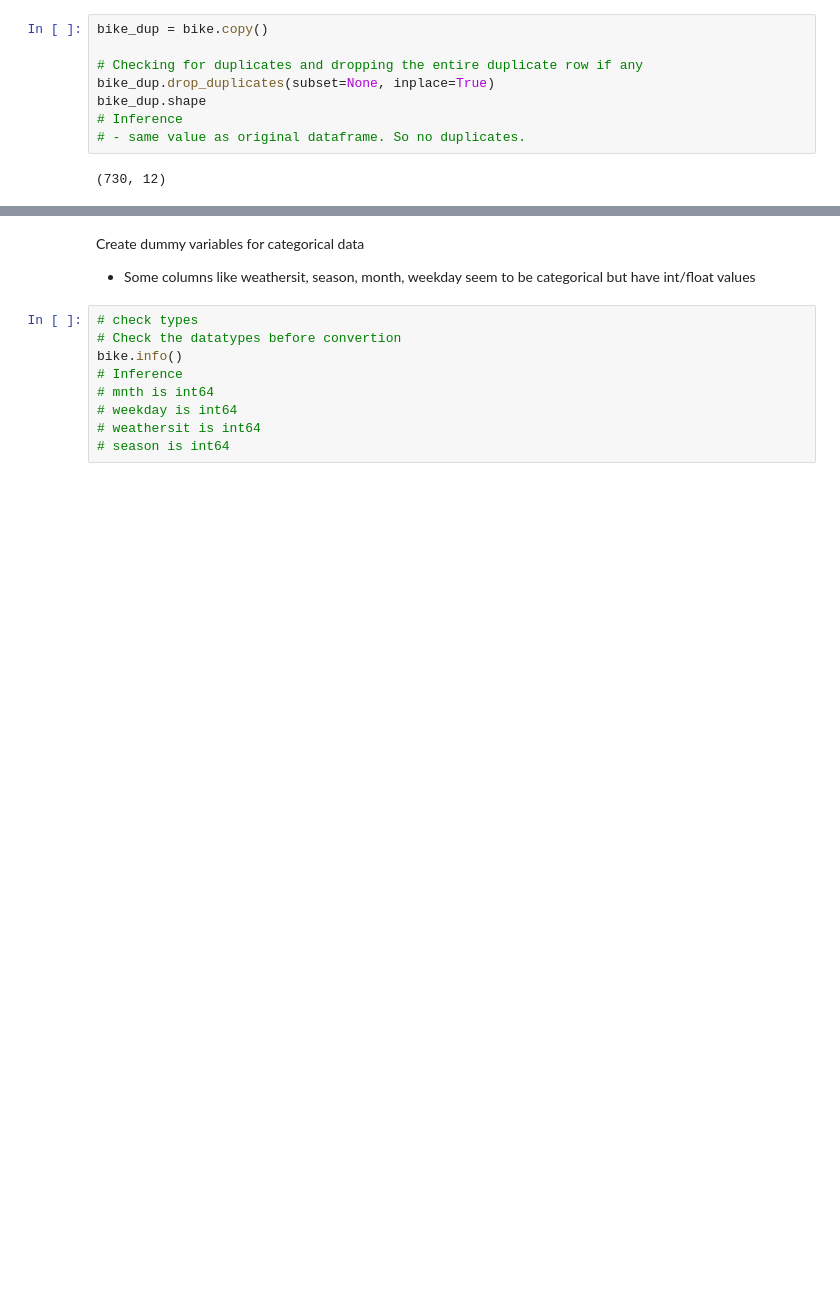
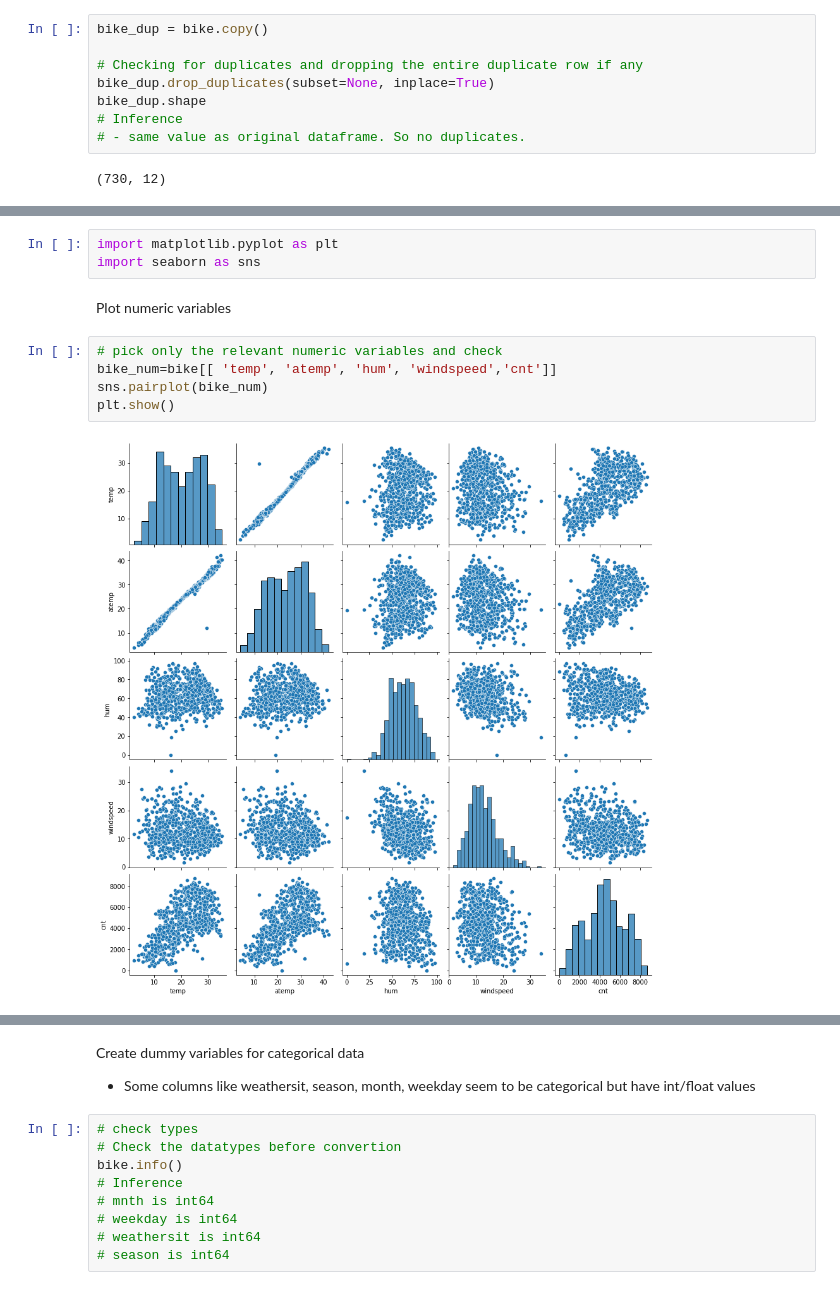
Before and after one commit to kishore-n-george/multiple-linear-regression, a Jupyter notebook: Multiple+Linear+Regression+Bike+Sharing+Case+Study.ipynb, the cells around one changed output, grey strips where cells are left out. Saved outputs shown, nothing was run; the diff lists cells and outputs as text; blank space fills up the shorter version.

```diff
--- a/Multiple+Linear+Regression+Bike+Sharing+Case+Study.ipynb
+++ b/Multiple+Linear+Regression+Bike+Sharing+Case+Study.ipynb
@@ -112,0 +121,12 @@ bike_dup.shape
+# %%
+import matplotlib.pyplot as plt
+import seaborn as sns
+# %% [markdown]
+Plot numeric variables
+# %%
+# pick only the relevant numeric variables and check
+bike_num=bike[[ 'temp', 'atemp', 'hum', 'windspeed','cnt']]
+sns.pairplot(bike_num)
+plt.show()
+# %% [output]
+[figure, added]
```
Also changed, not shown: parts of 10 cells of this notebook.
